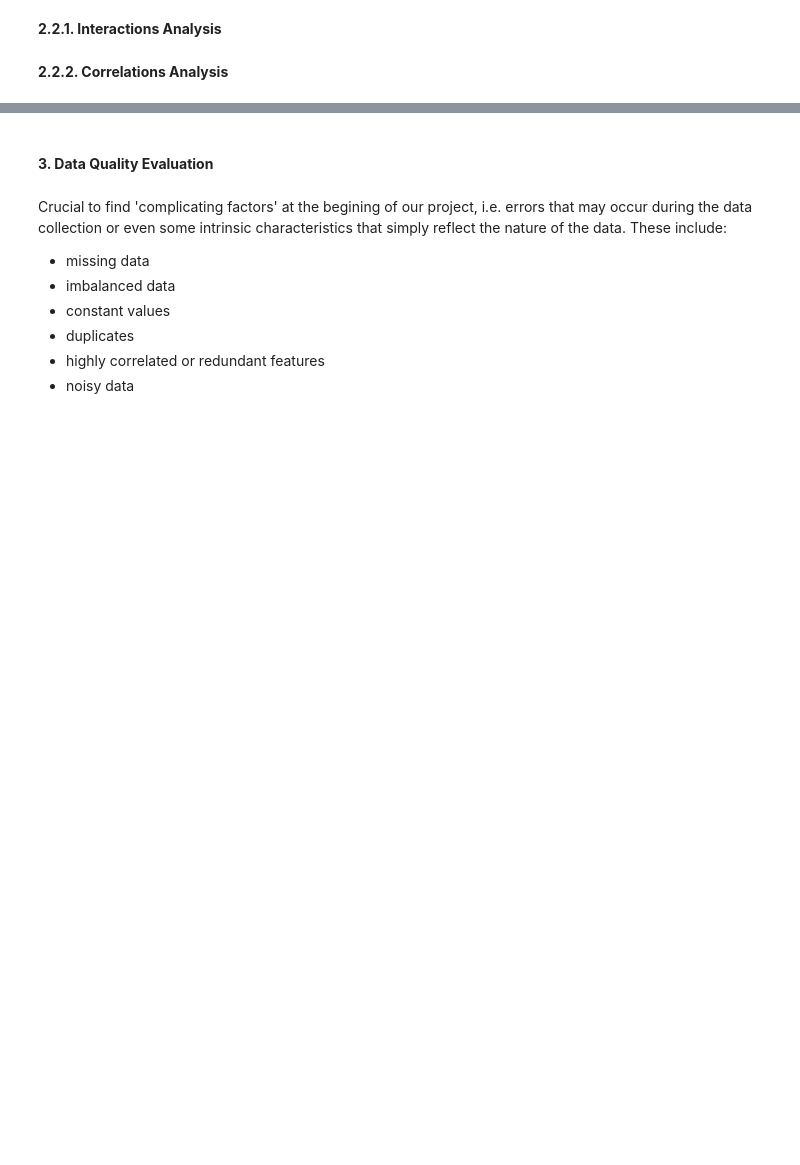
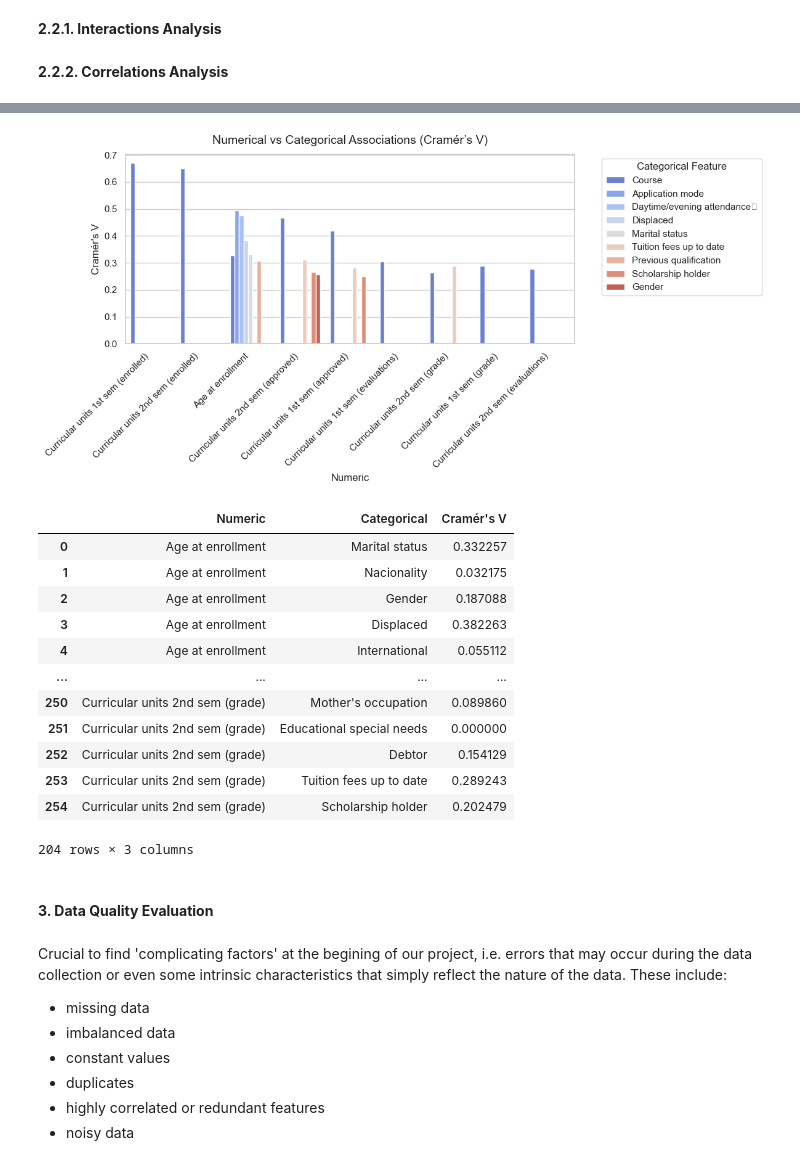
Before and after one commit to gjoliveira/XAI_ling-TAAC, a Jupyter notebook: notebook_sara.ipynb, the cells around one changed output, grey strips where cells are left out. Cells and saved outputs as stored; diff of their text form; code cells hidden in the pictures; blank space fills up the shorter version.

```diff
--- a/notebook_sara.ipynb
+++ b/notebook_sara.ipynb
@@ -265,3 +454,20 @@ categorical_features = categorical_demographic + categorical_academic_background
+# %%
+numeric_categorical_cramers_v(df, numeric_features, categorical_features)
+# %% [output]
+[figure, added]
+|  | Numeric | Categorical | Cramér's V |
+| 0 | Age at enrollment | Marital status | 0.332257 |
+| 1 | Age at enrollment | Nacionality | 0.032175 |
+| 2 | Age at enrollment | Gender | 0.187088 |
+| 3 | Age at enrollment | Displaced | 0.382263 |
+| 4 | Age at enrollment | International | 0.055112 |
+| ... | ... | ... | ... |
+| 250 | Curricular units 2nd sem (grade) | Mother's occupation | 0.089860 |
+| 251 | Curricular units 2nd sem (grade) | Educational special needs | 0.000000 |
+| 252 | Curricular units 2nd sem (grade) | Debtor | 0.154129 |
+| 253 | Curricular units 2nd sem (grade) | Tuition fees up to date | 0.289243 |
+| 254 | Curricular units 2nd sem (grade) | Scholarship holder | 0.202479 |
+204 rows × 3 columns
 # %% [markdown]
 #### **3. Data Quality Evaluation**
 # %% [markdown]
```
Also changed, not shown: parts of 4 cells of this notebook.
